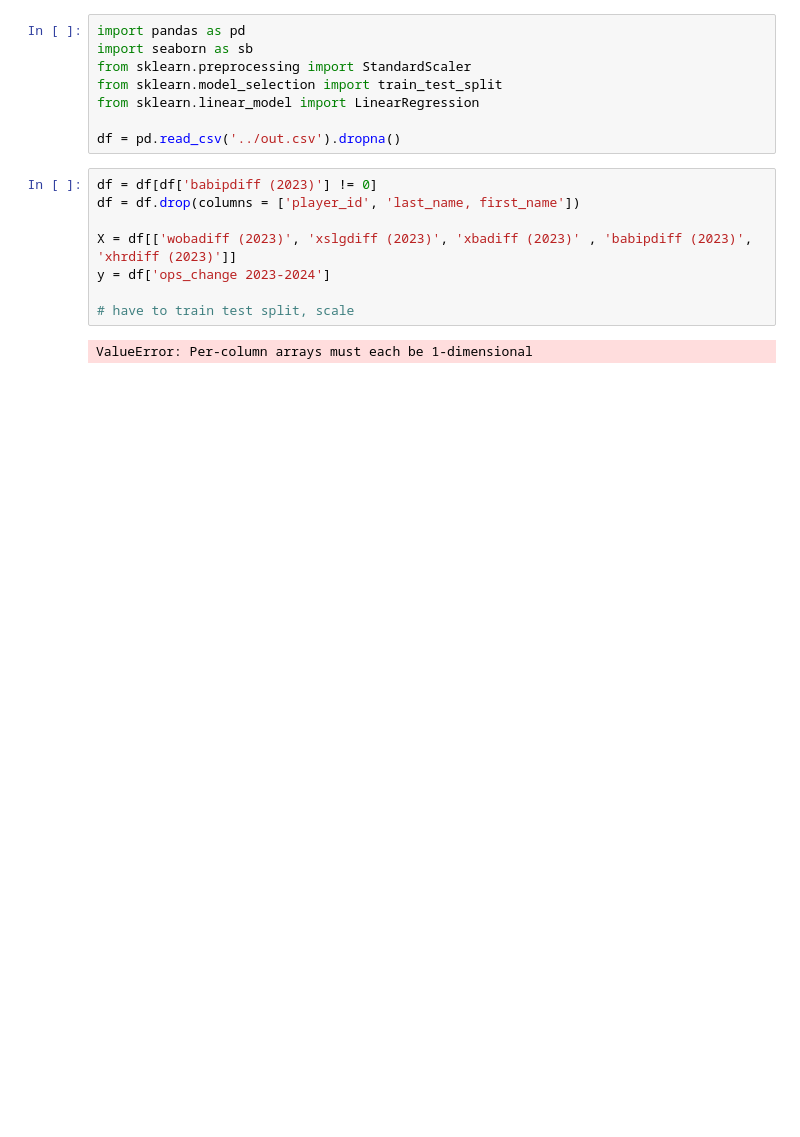
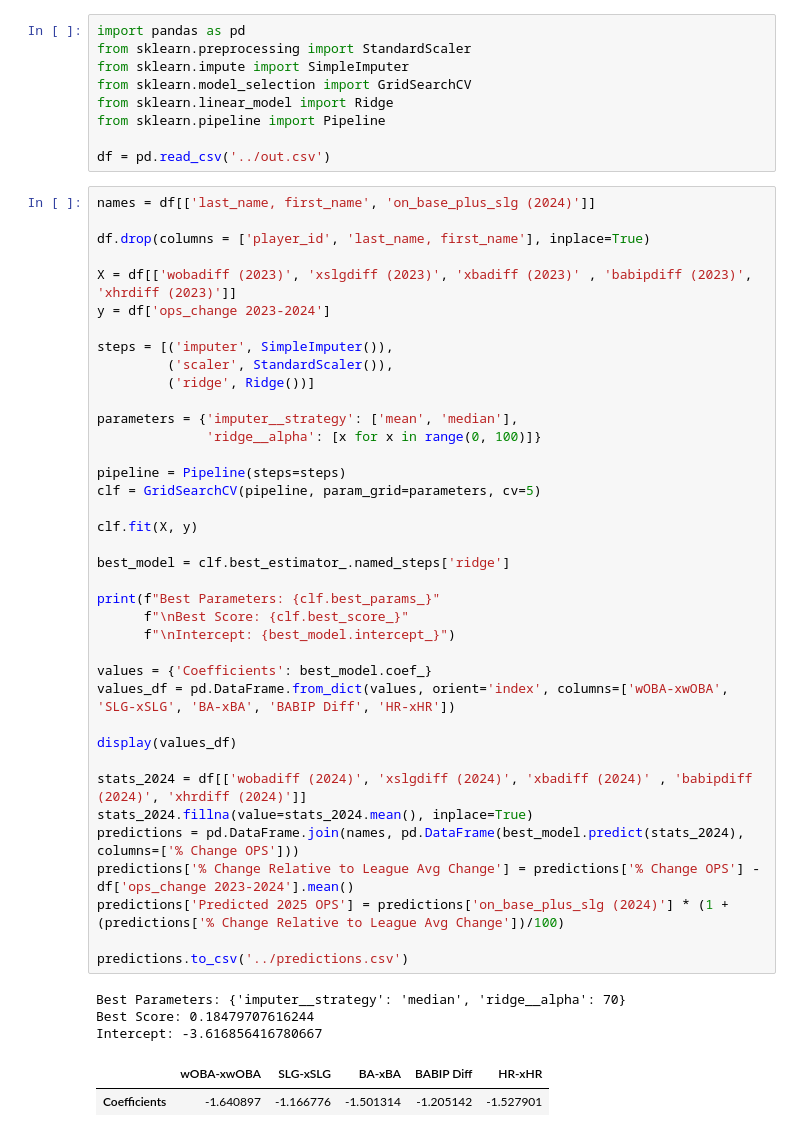
Before and after one commit to ArnavSaraogi/mlb-performance-predictor, a Jupyter notebook: visualizations/regression.ipynb, the cells around one changed output. Saved outputs shown, nothing was run; the diff lists cells and outputs as text; blank space fills up the shorter version.

Commit message:
finished regression and predictions

```diff
--- a/visualizations/regression.ipynb
+++ b/visualizations/regression.ipynb
@@ -3,18 +4,53 @@
 # %%
 import pandas as pd
-import seaborn as sb
 from sklearn.preprocessing import StandardScaler
-from sklearn.model_selection import train_test_split
-from sklearn.linear_model import LinearRegression
+from sklearn.impute import SimpleImputer
+from sklearn.model_selection import GridSearchCV
+from sklearn.linear_model import Ridge
+from sklearn.pipeline import Pipeline
 
-df = pd.read_csv('../out.csv').dropna()
+df = pd.read_csv('../out.csv')
-# %%
-df = df[df['babipdiff (2023)'] != 0]
-df = df.drop(columns = ['player_id', 'last_name, first_name'])
-
-X = df[['wobadiff (2023)', 'xslgdiff (2023)', 'xbadiff (2023)' , 'babipdiff (2023)', 'xhrdiff (2023)']]
-y = df['ops_change 2023-2024']
-
-# have to train test split, scale
-# %% [output]
-ValueError: Per-column arrays must each be 1-dimensional
+# %%
+names = df[['last_name, first_name', 'on_base_plus_slg (2024)']]
+
+df.drop(columns = ['player_id', 'last_name, first_name'], inplace=True)
+
+X = df[['wobadiff (2023)', 'xslgdiff (2023)', 'xbadiff (2023)' , 'babipdiff (2023)', 'xhrdiff (2023)']]
+y = df['ops_change 2023-2024']
+
+steps = [('imputer', SimpleImputer()),
+         ('scaler', StandardScaler()),
+         ('ridge', Ridge())]
+
+parameters = {'imputer__strategy': ['mean', 'median'],
+              'ridge__alpha': [x for x in range(0, 100)]}
+
+pipeline = Pipeline(steps=steps)
+clf = GridSearchCV(pipeline, param_grid=parameters, cv=5)
+
+clf.fit(X, y)
+
+best_model = clf.best_estimator_.named_steps['ridge']
+
+print(f"Best Parameters: {clf.best_params_}"
+      f"\nBest Score: {clf.best_score_}"
+      f"\nIntercept: {best_model.intercept_}")
+
+values = {'Coefficients': best_model.coef_}
+values_df = pd.DataFrame.from_dict(values, orient='index', columns=['wOBA-xwOBA', 'SLG-xSLG', 'BA-xBA', 'BABIP Diff', 'HR-xHR'])
+
+display(values_df)
+
+stats_2024 = df[['wobadiff (2024)', 'xslgdiff (2024)', 'xbadiff (2024)' , 'babipdiff (2024)', 'xhrdiff (2024)']]
+stats_2024.fillna(value=stats_2024.mean(), inplace=True)
+predictions = pd.DataFrame.join(names, pd.DataFrame(best_model.predict(stats_2024), columns=['% Change OPS']))
+predictions['% Change Relative to League Avg Change'] = predictions['% Change OPS'] - df['ops_change 2023-2024'].mean()
+predictions['Predicted 2025 OPS'] = predictions['on_base_plus_slg (2024)'] * (1 + (predictions['% Change Relative to League Avg Change'])/100)
+
+predictions.to_csv('../predictions.csv')
+# %% [output]
+Best Parameters: {'imputer__strategy': 'median', 'ridge__alpha': 70}
+Best Score: 0.18479707616244
+Intercept: -3.616856416780667
+|  | wOBA-xwOBA | SLG-xSLG | BA-xBA | BABIP Diff | HR-xHR |
+| Coefficients | -1.640897 | -1.166776 | -1.501314 | -1.205142 | -1.527901 |
```
Also changed, not shown: parts of 2 cells of this notebook, 5 other files.
